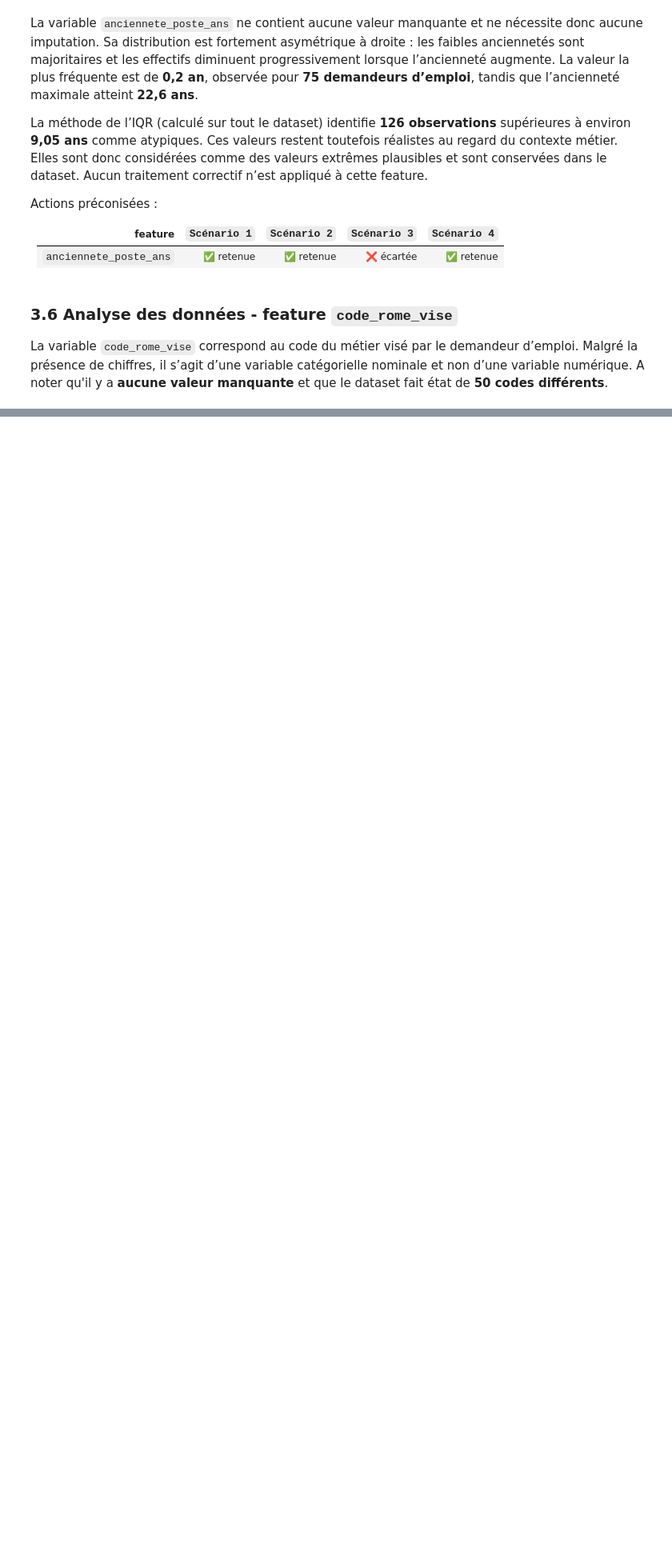
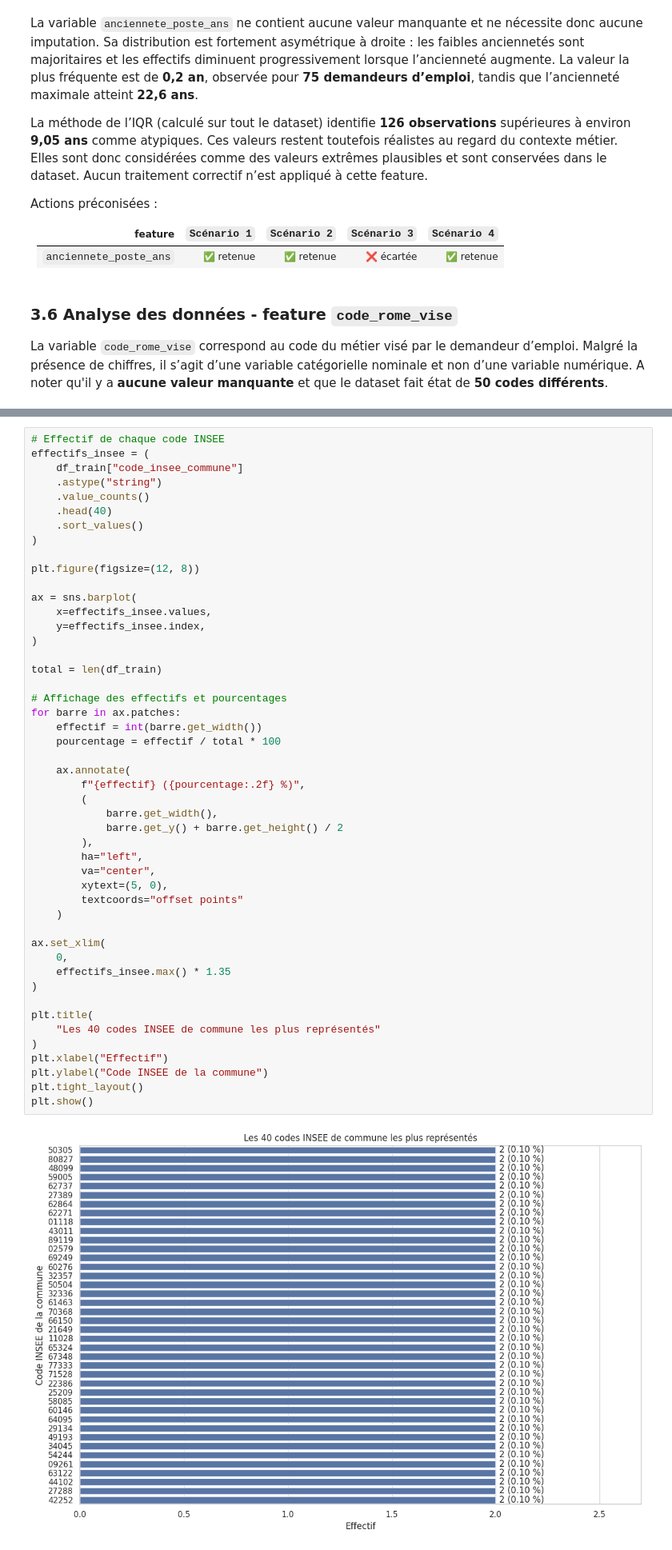
Before and after one commit to Morpheis83/m9, a Jupyter notebook: notebooks/cas-usage-evrard.ipynb, the cells around one changed output, grey strips where cells are left out. Shown at 80% size. Saved outputs shown, nothing was run; the diff lists cells and outputs as text; blank space fills up the shorter version.

```diff
--- a/notebooks/cas-usage-evrard.ipynb
+++ b/notebooks/cas-usage-evrard.ipynb
@@ -1162,0 +1179,50 @@ N.B : La stratégie principale consiste à conserver le code complet et à utili
+# %%
+# Effectif de chaque code INSEE
+effectifs_insee = (
+    df_train["code_insee_commune"]
+    .astype("string")
+    .value_counts()
+    .head(40)
+    .sort_values()
+)
+
+plt.figure(figsize=(12, 8))
+
+ax = sns.barplot(
+    x=effectifs_insee.values,
+    y=effectifs_insee.index,
+)
+
+total = len(df_train)
+
+# Affichage des effectifs et pourcentages
+for barre in ax.patches:
+    effectif = int(barre.get_width())
+    pourcentage = effectif / total * 100
+
+    ax.annotate(
+        f"{effectif} ({pourcentage:.2f} %)",
+        (
+            barre.get_width(),
+            barre.get_y() + barre.get_height() / 2
+        ),
+        ha="left",
+        va="center",
+        xytext=(5, 0),
+        textcoords="offset points"
+    )
+
+ax.set_xlim(
+    0,
+    effectifs_insee.max() * 1.35
+)
+
+plt.title(
+    "Les 40 codes INSEE de commune les plus représentés"
+)
+plt.xlabel("Effectif")
+plt.ylabel("Code INSEE de la commune")
+plt.tight_layout()
+plt.show()
+# %% [output]
+[figure, added]
```
Also changed, not shown: parts of 7 cells of this notebook, 1 other file.
